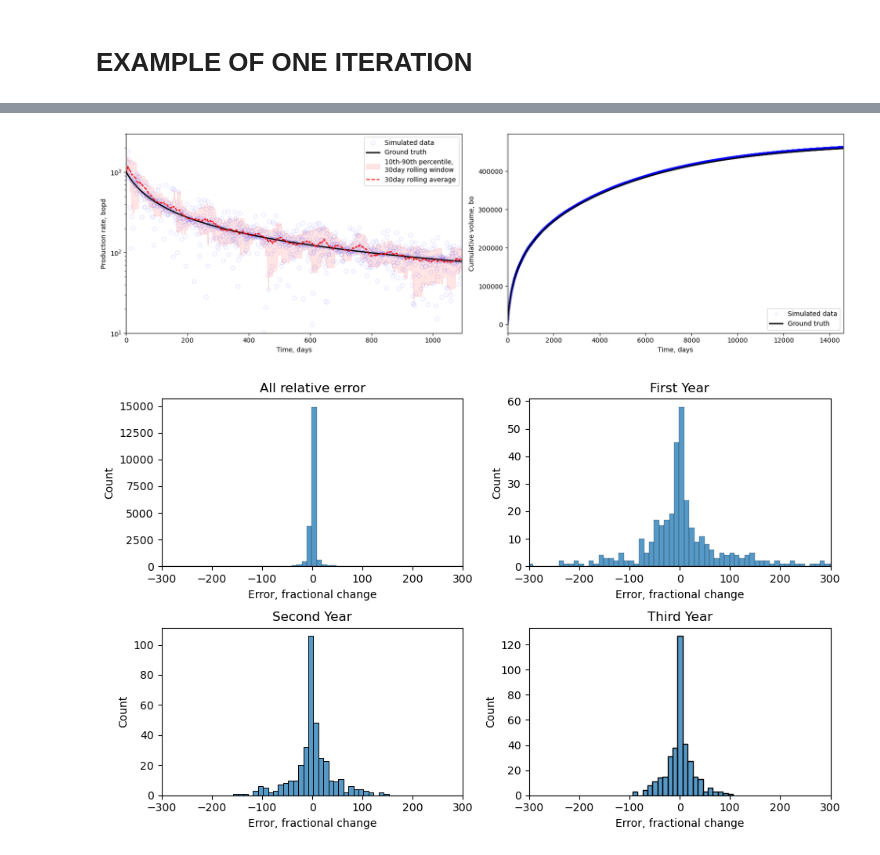
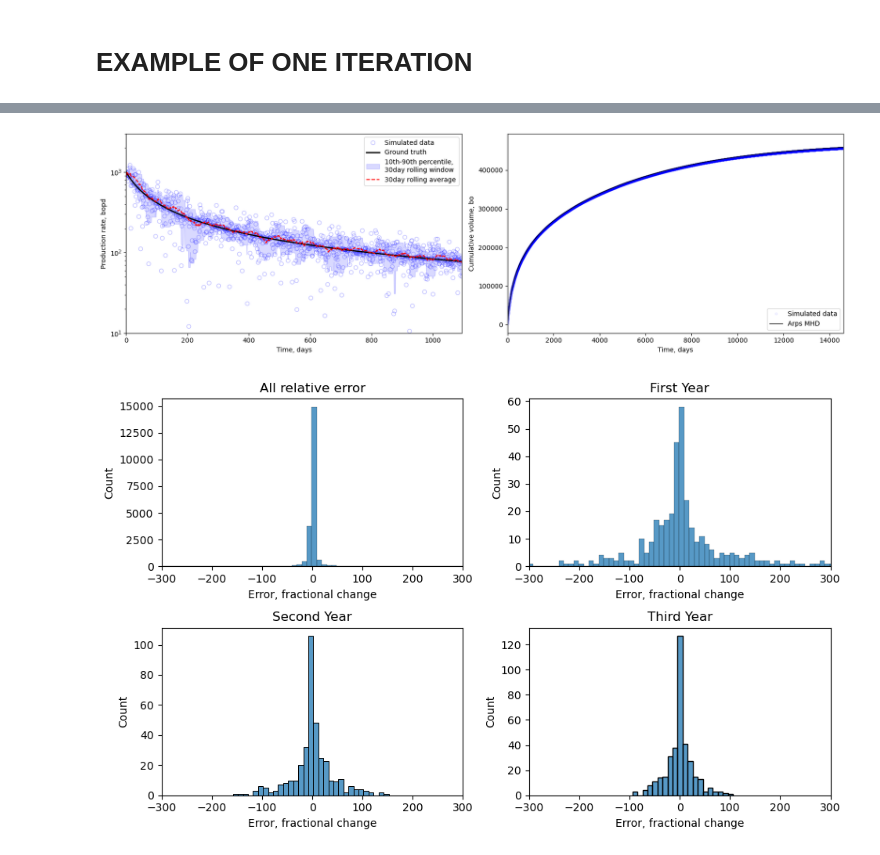
Before and after one commit to rmcguigan/PGE_RESEARCH, a Jupyter notebook: SP24_Research/SP24research_problem_statement.ipynb, the cells around one changed output, grey strips where cells are left out. Saved outputs shown, nothing was run; the diff lists cells and outputs as text; code cells hidden in the pictures.

```diff
--- a/SP24_Research/SP24research_problem_statement.ipynb
+++ b/SP24_Research/SP24research_problem_statement.ipynb
@@ -298,4 +298,7 @@ class ground_truth:
 # %%
 # create a test instance of the well object and add error to the production rate
 test = ground_truth(1000, 0.82, 1.2, 0.07, 1, 'day')
-test.add_error(beta=0.5, loc=0, scale=0.05)  # beta=0.5, loc=0, scale=0.05
+beta = 0.5
+loc = 0
+scale = 0.05
+test.add_error(beta=beta, loc=loc, scale=scale)
@@ -302,24 +315,24 @@ test.add_error(beta=0.5, loc=0, scale=0.05)  # beta=0.5, loc=0, scale=0.05
 # %%
 # plot the production rate and cumulative production with error for the test instance
 moving_p10 = pd.Series(test.rate_error).rolling(window=30, min_periods=1).quantile(0.10)
 moving_p90 = pd.Series(test.rate_error).rolling(window=30, min_periods=1).quantile(0.90)
 moving_avg = pd.Series(test.rate_error).rolling(window=30, min_periods=1).mean()
 
 fig, axs = plt.subplots(ncols=2, figsize=(golden_ratio * 5 * 2, 5))
-axs[0].plot(test.t, test.rate_error, 'o', c='none', mec='b', alpha=0.10, label='Simulated data')
+axs[0].plot(test.t, test.rate_error, 'o', c='none', mec='b', alpha=0.25, label='Simulated data')
 axs[0].plot(test.t, test.rate, 'k-', label='Ground truth', lw=2)
-axs[0].fill_between(test.t, moving_p10, moving_p90, color='r', alpha=0.10,
+axs[0].fill_between(test.t, moving_p10, moving_p90, color='b', alpha=0.15,
                     label='10th-90th percentile,\n30day rolling window')
 axs[0].plot(test.t, moving_avg, 'r--', label='30day rolling average')
 axs[0].set(xlabel='Time, days', ylabel='Production rate, bopd', xlim=(0,365 * 3), ylim=(10, 3000), yscale='log')
 axs[0].legend(loc='upper right')
 axs[1].plot(test.t, test.cum_error, '.', c='none', mec='b', alpha=0.10, label='Simulated data')
-axs[1].plot(test.t, test.cum, 'k-', label='Ground truth', lw=2)
+axs[1].plot(test.t, test.cum, 'k-', label='Arps MHD', lw=1)
 axs[1].set(xlabel='Time, days', ylabel='Cumulative volume, bo', xlim=(0,365*40))
 axs[1].legend(loc='lower right')
 plt.tight_layout(); plt.show()
 # %% [output]
-[figure, old version]
+[figure, new version]
 # %%
 
 fig, axs = plt.subplots(nrows=2, ncols=2,figsize=(golden_ratio * 3 * 2, 3 * 2))
```
Also changed, not shown: parts of 1 cell of this notebook.
